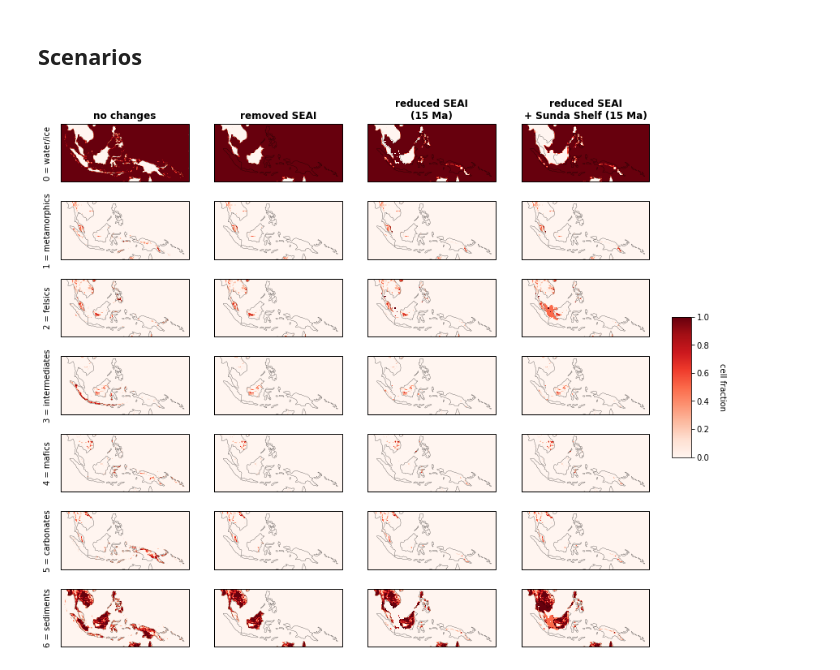
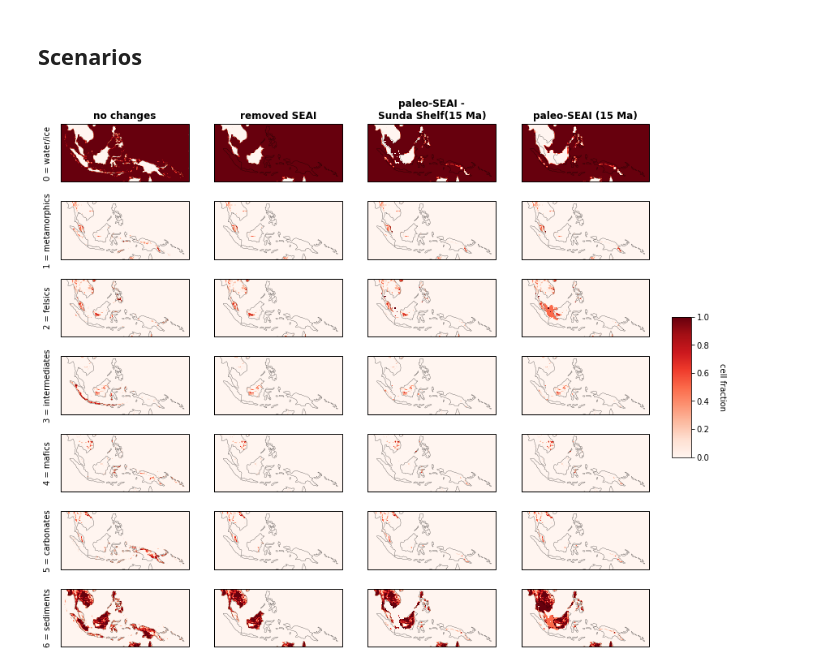
Before and after one commit to Swanson-Hysell-Group/GEOCLIM_Modern, a Jupyter notebook: Code/Notebooks/figures.ipynb, the cells around one changed output. Cells and saved outputs as stored; diff of their text form; code cells hidden in the pictures.

Commit message:
update lith fracs figure

```diff
--- a/Code/Notebooks/figures.ipynb
+++ b/Code/Notebooks/figures.ipynb
@@ -394,19 +394,19 @@ def frac_column_plot(frac, title, this_col, total_col, xlim=None, ylim=None, coa
 # %%
 fig = plt.figure(figsize=(13,12))
 
 xlim = (90,165)
 ylim = (-14,20)
 
 im = frac_column_plot(default_frac, 'no changes', 1, 4, xlim=xlim, ylim=ylim)
 im = frac_column_plot(noIA_frac, 'removed SEAI', 2, 4, xlim=xlim, ylim=ylim)
-im = frac_column_plot(redIA_frac, 'reduced SEAI\n(15 Ma)', 3, 4, xlim=xlim, ylim=ylim)
-im = frac_column_plot(redIAsunda_frac, 'reduced SEAI\n+ Sunda Shelf (15 Ma)', 4, 4, xlim=xlim, ylim=ylim)
+im = frac_column_plot(redIA_frac, 'paleo-SEAI -\nSunda Shelf(15 Ma)', 3, 4, xlim=xlim, ylim=ylim)
+im = frac_column_plot(redIAsunda_frac, 'paleo-SEAI (15 Ma)', 4, 4, xlim=xlim, ylim=ylim)
 
 cax = fig.add_axes([0.93, 0.4, 0.025, 0.2])
 fig.colorbar(im, cax=cax)
 cax.set_ylabel('cell fraction', rotation=270, labelpad=20)
 
-plt.savefig('../../Manuscript/Figures/ING_fracs.jpg', bbox_inches='tight', dpi=300)
+plt.savefig('../../Manuscript/Figures/SEAI_fracs.jpg', bbox_inches='tight', dpi=300)
 plt.show(fig)
 # %% [output]
-[figure, old version]
+[figure, new version]
```
Also changed, not shown: 2 other files.
